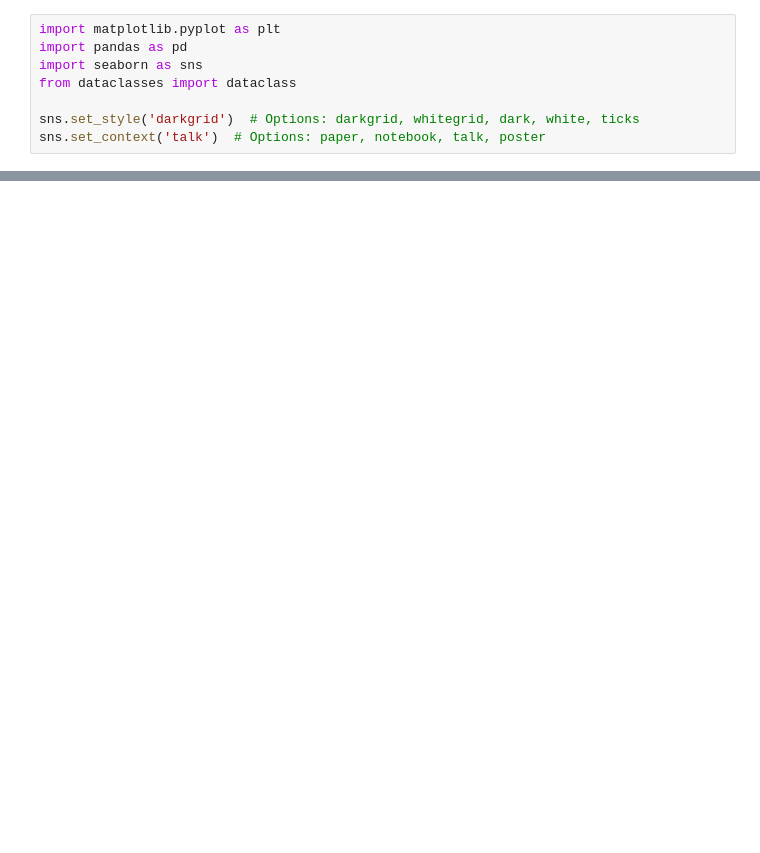
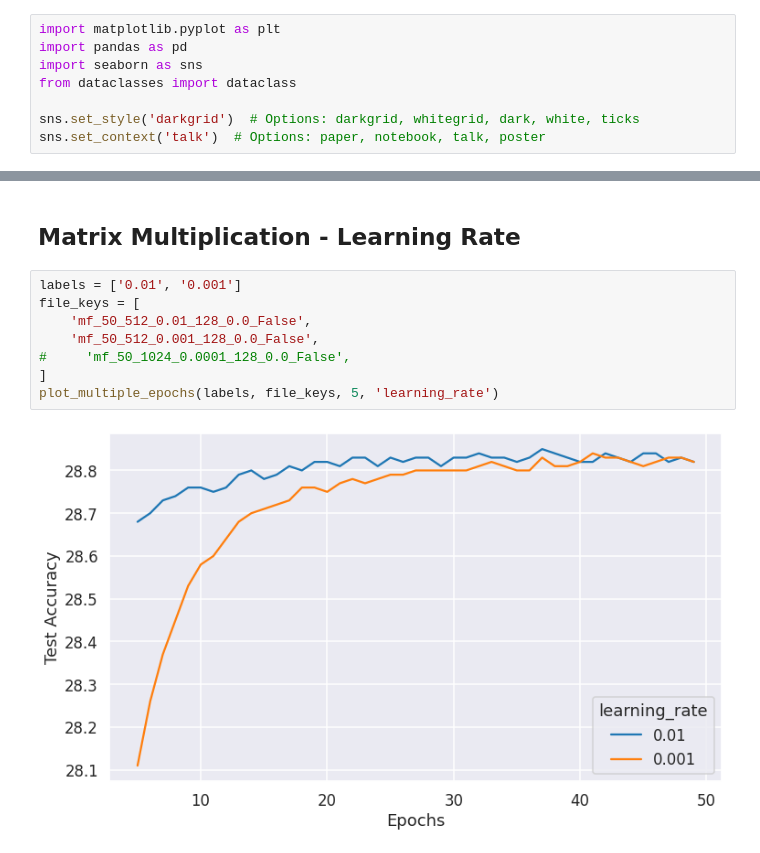
Before and after one commit to hardikp/movielens, a Jupyter notebook: logs/plot_datapoints.ipynb, the cells around one changed output, grey strips where cells are left out. Drawn from its saved outputs; the diff is of its cells as text; blank space fills up the shorter version.

```diff
--- a/logs/plot_datapoints.ipynb
+++ b/logs/plot_datapoints.ipynb
@@ -201,0 +99,12 @@ sns.lineplot(x='Epochs', y='value', hue='variable',
+# %% [markdown]
+## Matrix Multiplication - Learning Rate
+# %%
+labels = ['0.01', '0.001']
+file_keys = [
+    'mf_50_512_0.01_128_0.0_False',
+    'mf_50_512_0.001_128_0.0_False',
+#     'mf_50_1024_0.0001_128_0.0_False',
+]
+plot_multiple_epochs(labels, file_keys, 5, 'learning_rate')
+# %% [output]
+[figure, added]
```
Also changed, not shown: parts of 16 cells of this notebook, 3 other files.
